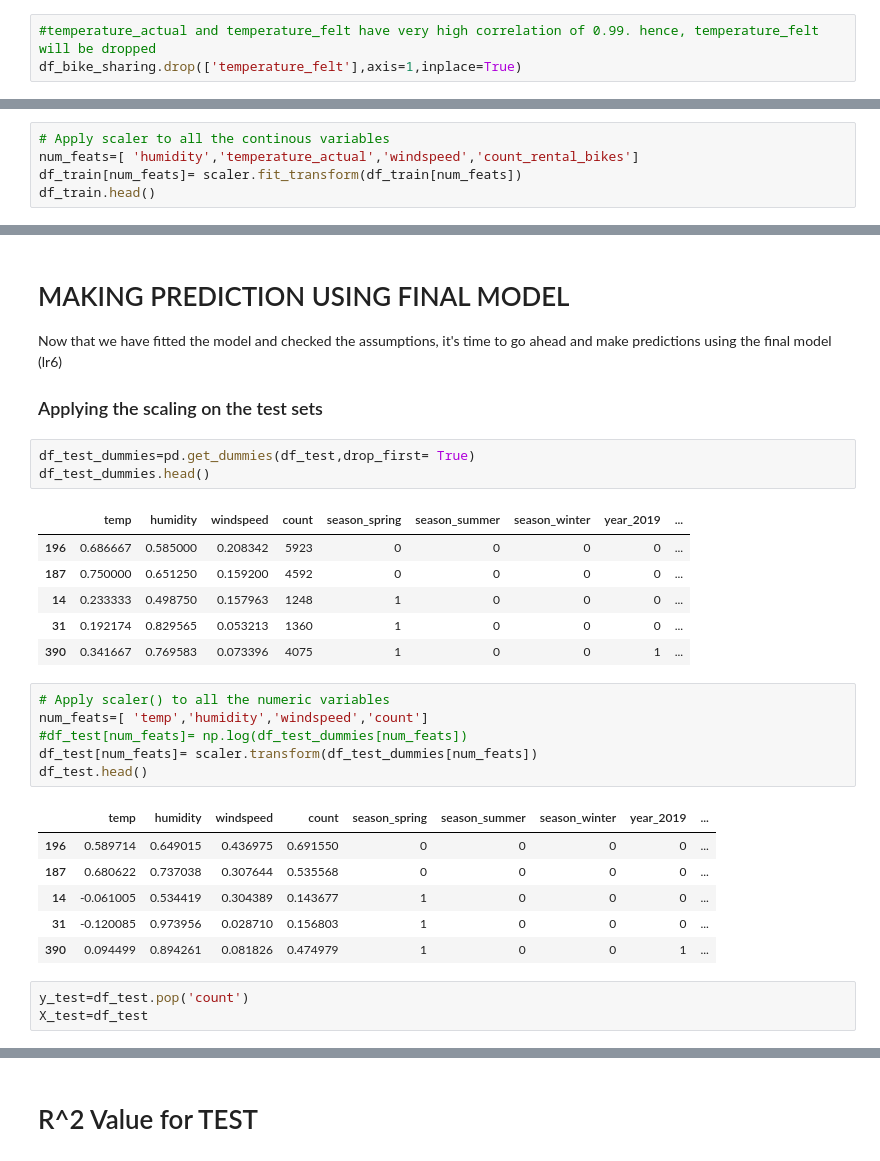
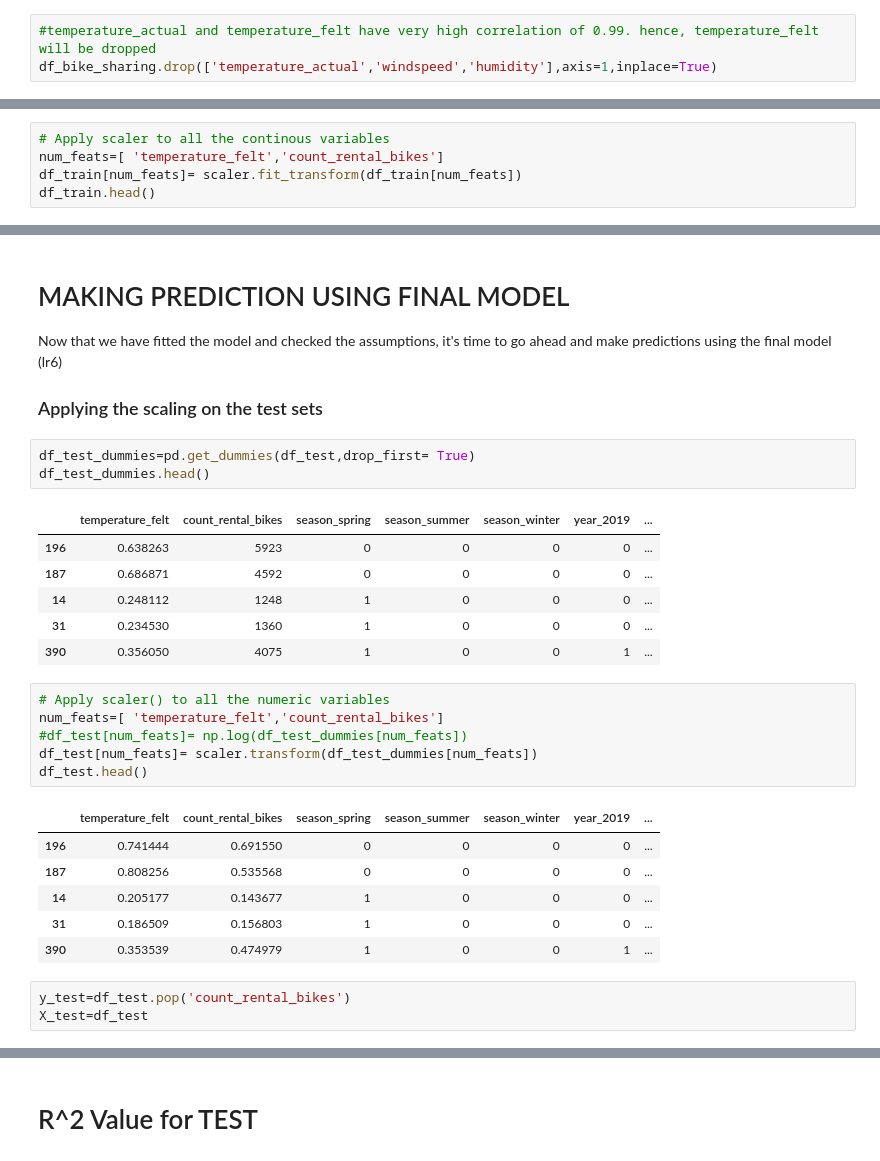
Before and after one commit to CharlieThomasCTG/Bike_sharing_regression, a Jupyter notebook: bike-sharing-multiple-linear-regression-Copy1.ipynb, the cells around one changed output, grey strips where cells are left out. Drawn from its saved outputs; the diff is of its cells as text.

```diff
--- a/bike-sharing-multiple-linear-regression-Copy1.ipynb
+++ b/bike-sharing-multiple-linear-regression-Copy1.ipynb
@@ -388,4 +408,4 @@ df_bike_sharing.head(5)
 | 4 | spring | 2018 | Jan | not_holiday | Wed | yes_workingday | Clear | 0.226957 | ... |
 # %%
 #temperature_actual and temperature_felt have very high correlation of 0.99. hence, temperature_felt will be dropped
-df_bike_sharing.drop(['temperature_felt'],axis=1,inplace=True)
+df_bike_sharing.drop(['temperature_actual','windspeed','humidity'],axis=1,inplace=True)
@@ -429,7 +442,7 @@ df_test  (220, 29)
 scaler = MinMaxScaler()
 # %%
 # Apply scaler to all the continous variables
-num_feats=[ 'humidity','temperature_actual','windspeed','count_rental_bikes']
+num_feats=[ 'temperature_felt','count_rental_bikes']
 df_train[num_feats]= scaler.fit_transform(df_train[num_feats])
 df_train.head()
 # %% [output]
@@ -1041,25 +1073,25 @@ Now that we have fitted the model and checked the assumptions, it's time to go a
 df_test_dummies=pd.get_dummies(df_test,drop_first= True)
 df_test_dummies.head()
 # %% [output]
-|  | temp | humidity | windspeed | count | season_spring | season_summer | season_winter | year_2019 | ... |
-| 196 | 0.686667 | 0.585000 | 0.208342 | 5923 | 0 | 0 | 0 | 0 | ... |
-| 187 | 0.750000 | 0.651250 | 0.159200 | 4592 | 0 | 0 | 0 | 0 | ... |
-| 14 | 0.233333 | 0.498750 | 0.157963 | 1248 | 1 | 0 | 0 | 0 | ... |
-| 31 | 0.192174 | 0.829565 | 0.053213 | 1360 | 1 | 0 | 0 | 0 | ... |
-| 390 | 0.341667 | 0.769583 | 0.073396 | 4075 | 1 | 0 | 0 | 1 | ... |
+|  | temperature_felt | count_rental_bikes | season_spring | season_summer | season_winter | year_2019 | ... |
+| 196 | 0.638263 | 5923 | 0 | 0 | 0 | 0 | ... |
+| 187 | 0.686871 | 4592 | 0 | 0 | 0 | 0 | ... |
+| 14 | 0.248112 | 1248 | 1 | 0 | 0 | 0 | ... |
+| 31 | 0.234530 | 1360 | 1 | 0 | 0 | 0 | ... |
+| 390 | 0.356050 | 4075 | 1 | 0 | 0 | 1 | ... |
 # %%
 # Apply scaler() to all the numeric variables
-num_feats=[ 'temp','humidity','windspeed','count']
+num_feats=[ 'temperature_felt','count_rental_bikes']
 #df_test[num_feats]= np.log(df_test_dummies[num_feats])
 df_test[num_feats]= scaler.transform(df_test_dummies[num_feats])
 df_test.head()
 # %% [output]
-|  | temp | humidity | windspeed | count | season_spring | season_summer | season_winter | year_2019 | ... |
-| 196 | 0.589714 | 0.649015 | 0.436975 | 0.691550 | 0 | 0 | 0 | 0 | ... |
-| 187 | 0.680622 | 0.737038 | 0.307644 | 0.535568 | 0 | 0 | 0 | 0 | ... |
-| 14 | -0.061005 | 0.534419 | 0.304389 | 0.143677 | 1 | 0 | 0 | 0 | ... |
-| 31 | -0.120085 | 0.973956 | 0.028710 | 0.156803 | 1 | 0 | 0 | 0 | ... |
-| 390 | 0.094499 | 0.894261 | 0.081826 | 0.474979 | 1 | 0 | 0 | 1 | ... |
+|  | temperature_felt | count_rental_bikes | season_spring | season_summer | season_winter | year_2019 | ... |
+| 196 | 0.741444 | 0.691550 | 0 | 0 | 0 | 0 | ... |
+| 187 | 0.808256 | 0.535568 | 0 | 0 | 0 | 0 | ... |
+| 14 | 0.205177 | 0.143677 | 1 | 0 | 0 | 0 | ... |
+| 31 | 0.186509 | 0.156803 | 1 | 0 | 0 | 0 | ... |
+| 390 | 0.353539 | 0.474979 | 1 | 0 | 0 | 1 | ... |
 # %%
-y_test=df_test.pop('count')
+y_test=df_test.pop('count_rental_bikes')
 X_test=df_test
```
Also changed, not shown: parts of 51 cells of this notebook.
